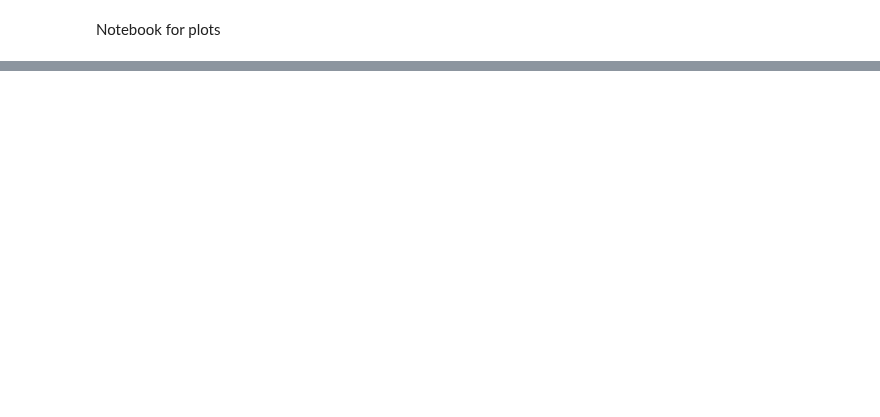
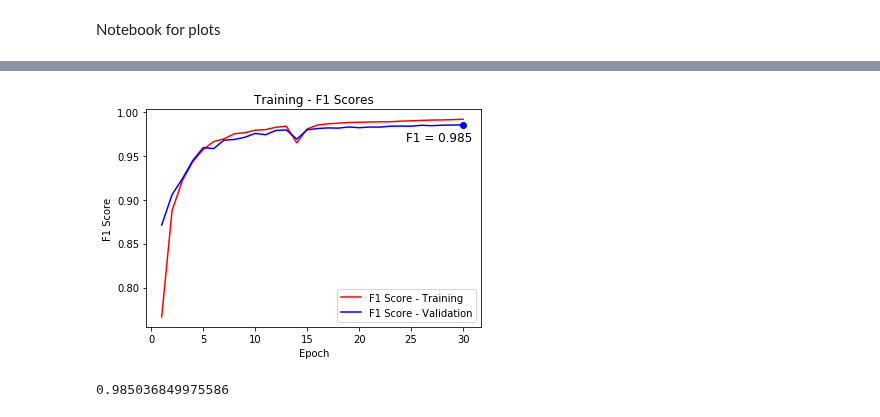
Before and after one commit to theodorhusefest/CS433-project2-road-segmentation, a Jupyter notebook: plots.ipynb, the cells around one changed output, grey strips where cells are left out. Saved outputs shown, nothing was run; the diff lists cells and outputs as text; code cells hidden in the pictures; blank space fills up the shorter version.

```diff
--- a/plots.ipynb
+++ b/plots.ipynb
@@ -19,0 +29,23 @@ plt.show()
+# %%
+val_f1 = pd.read_csv('plots/valf1-best.csv')
+f1 = pd.read_csv('plots/f1-best.csv')
+max_f1 = val_f1['Value'].max()
+# %%
+#plt.figure(figsize = (10,5))
+plt.plot(f1.Step.values + 1,f1.Value.values, label= 'F1 Score - Training', color = 'r')
+plt.plot(val_f1.Step.values+ 1, val_f1.Value.values, label= 'F1 Score - Validation', color = 'b')
+plt.scatter(30, max_f1, color='b')
+plt.text(24.5, (max_f1-0.018), 'F1 = 0.985', fontsize = 12)
+
+plt.title('Training - F1 Scores')
+plt.xlabel('Epoch')
+plt.ylabel('F1 Score')
+
+plt.legend()
+plt.savefig('plots/f1-training.png')
+# %% [output]
+[figure, added]
+# %%
+max_f1
+# %% [output]
+0.985036849975586
```
Also changed, not shown: parts of 3 cells of this notebook, 11 other files.
